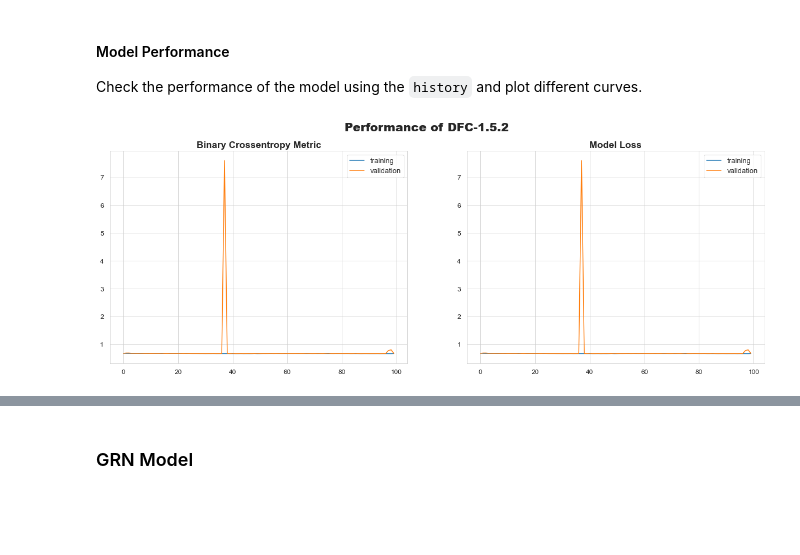
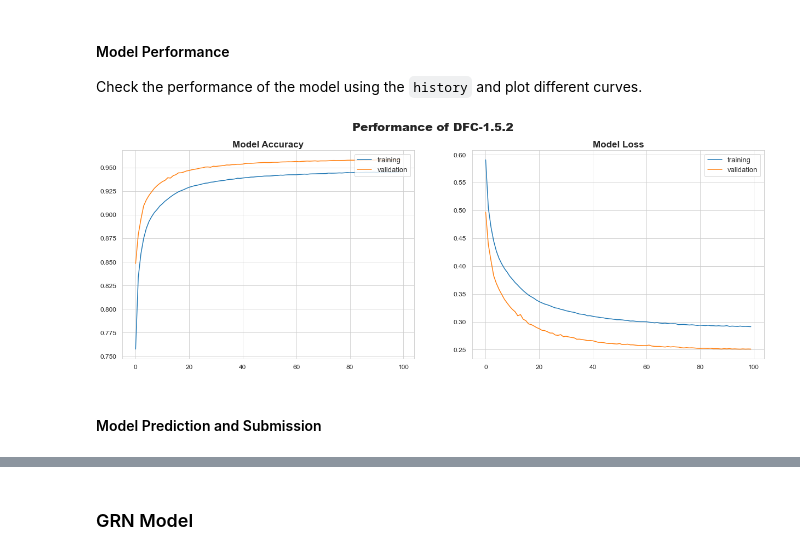
Before and after one commit to ZenithClown/self-development, a Jupyter notebook: notebooks/Tabular Playground Series [TPS] May, 2022.ipynb, the cells around one changed output, grey strips where cells are left out. Drawn from its saved outputs; the diff is of its cells as text; code cells hidden in the pictures; blank space fills up the shorter version.

Commit message:
DFC-152 - Model developed with less layers, label encoding f_27
Score: 0.95909

```diff
--- a/notebooks/Tabular Playground Series [TPS] May, 2022.ipynb
+++ b/notebooks/Tabular Playground Series [TPS] May, 2022.ipynb
@@ -614,5 +613,3 @@ parameters = best_trial.params
-# %%
-parameters = {'lambda': 7.12453109103749, 'alpha': 0.0012447844254356213, 'colsample_bytree': 0.9, 'subsample': 1.0, 'learning_rate': 0.02, 'n_estimators': 5079, 'max_depth': 8, 'random_state': 48, 'min_child_weight': 3}
 # %%
 model = XGBClassifier(**parameters)
 model
@@ -690,6 +685,6 @@ $$
 
 where, $N_h$ is the number of neurons in hidden layer, and $N_i$ and $N_o$ are the number of neurons in input and output layer respectively; and $a \in [2, 10]$ is an arbitrary scaling factor.
 # %%
-Nh = 3 * (INPUT_SHAPE + OUTPUT_SHAPE)
+Nh = 2 * (INPUT_SHAPE + OUTPUT_SHAPE)
 print(f"Proposed Optimal Number of Neurons on 1st Hidden Layer = {Nh}")
 # %% [output]
@@ -805,9 +773,13 @@ tf.keras.utils.plot_model(model, to_file = join(IMAGE_DIR, f"{ctime_} {model.nam
 model.compile(
     optimizer = tf.keras.optimizers.Adam(learning_rate = LR_START, amsgrad = True),
     loss = tf.keras.losses.BinaryCrossentropy(name = "loss"),
-    metrics = [tf.keras.metrics.BinaryCrossentropy(name = "binary_crossentropy")], # tf.keras.metrics.AUC(name = "auc"),
+    metrics = [tf.keras.metrics.AUC(name = "auc")]
 )
 # %%
-history = model.fit(x_train, y_train, epochs = NUM_EPOCHS, batch_size = BATCH_SIZE, validation_split = 0.1, shuffle = True)
+history = model.fit(
+    x_train_sc, y_train,
+    epochs = NUM_EPOCHS, batch_size = BATCH_SIZE, validation_split = 0.1, shuffle = True,
+    callbacks = callbacks
+)
 # %% [output]
 Epoch 1/100
@@ -834,21 +806,23 @@ Check the performance of the model using the `history` and plot different curves
 # %%
 # plot model accuracy
 plt.subplot(121)
-plt.plot(history.history["binary_crossentropy"], label = "training")
-plt.plot(history.history["val_binary_crossentropy"], label = "validation")
+plt.plot(history.history["auc"], label = "training")
+plt.plot(history.history["val_auc"], label = "validation")
 
-plt.title("Binary Crossentropy Metric")
+plt.title("Model Accuracy")
 plt.legend(loc = "upper right")
 
 plt.subplot(122)
 plt.plot(history.history["loss"], label = "training")
 plt.plot(history.history["val_loss"], label = "validation")
 
 plt.title("Model Loss")
 plt.legend(loc = "upper right")
 
 plt.suptitle(f"Performance of {model.name}")
-plt.savefig(join(OUTPUT_DIR, f"{model.name} - {ctime_}.png"))
+plt.savefig(join(IMAGE_DIR, f"{model.name} - {ctime_}.png"))
 plt.show()
 # %% [output]
-[figure, old version]
+[figure, new version]
+# %% [markdown]
+#### Model Prediction and Submission
```
Also changed, not shown: parts of 18 cells of this notebook, 2 other files.
